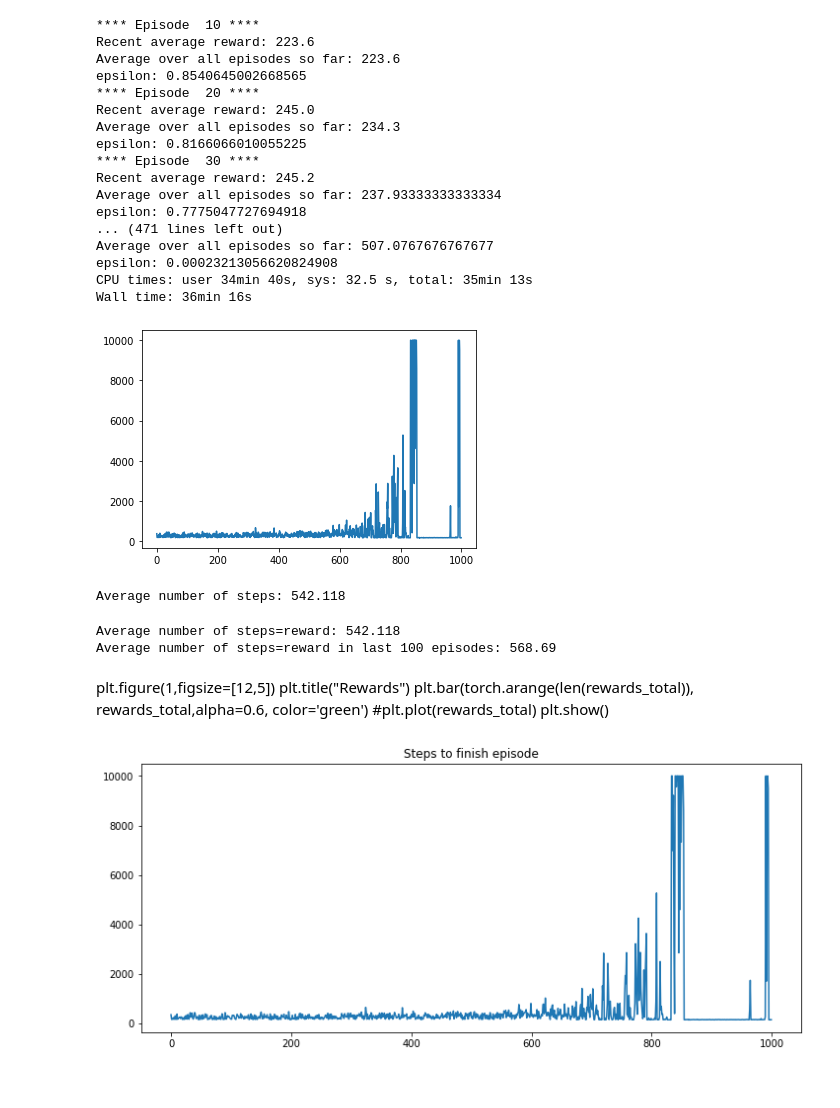
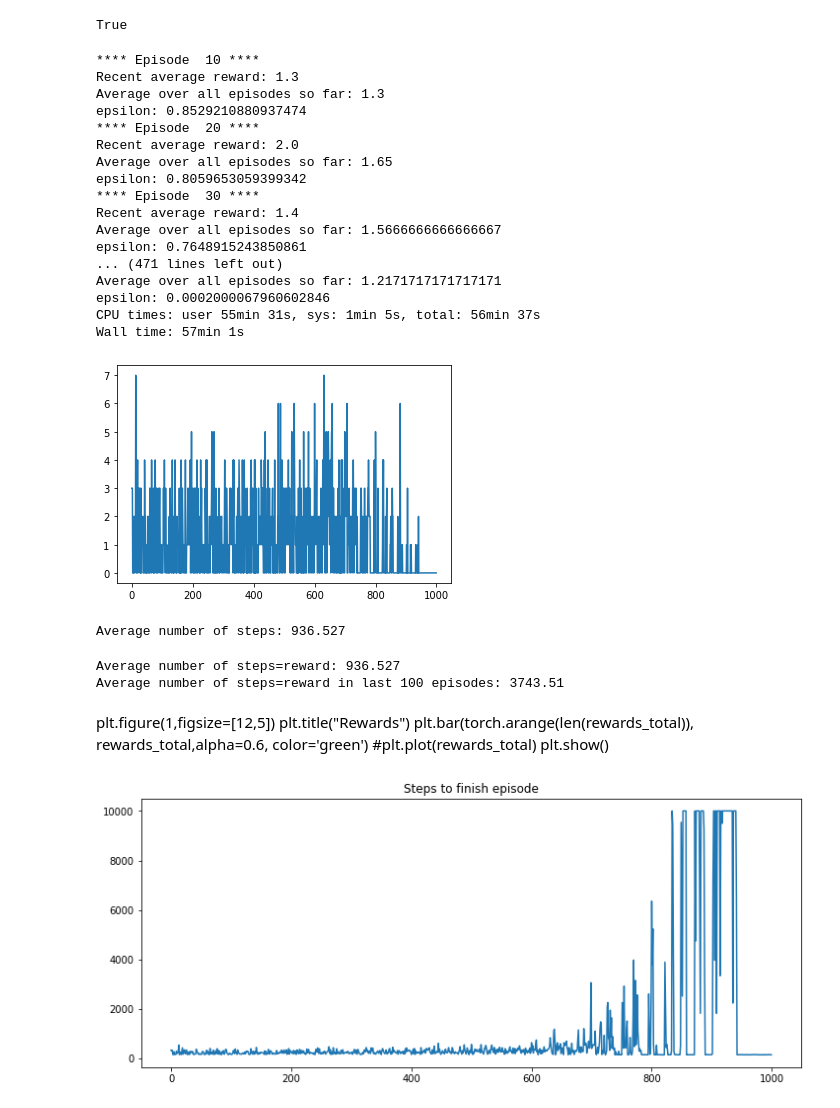
Before and after one commit to wfedorko/RL_sandbox, a Jupyter notebook: notebooks/sandbox11-rl16b-breakoutram-2layer.ipynb, the cells around one changed output. Drawn from its saved outputs; the diff is of its cells as text; code cells hidden in the pictures.

```diff
--- a/notebooks/sandbox11-rl16b-breakoutram-2layer.ipynb
+++ b/notebooks/sandbox11-rl16b-breakoutram-2layer.ipynb
@@ -51,3 +89,7 @@ env = gym.make('Breakout-ram-v0')
+# %%
+env.render()
+# %% [output]
+True
 # %%
 #env = gym.wrappers.Monitor(env, '../mp4/sandbox10',video_callable=lambda episode_id: True,force=True)
 env = gym.wrappers.Monitor(env, '../mp4/breakout',video_callable=lambda episode_id: episode_id%10==0,force=True)
@@ -133,6 +175,8 @@ random.seed(seed_value)
 num_episodes=1000
 
 steps_total=np.full([num_episodes],-999,dtype=np.int32)
+reward_total=np.full([num_episodes],-999,dtype=np.int32)
+
 
 frames_total=0
 
@@ -146,6 +190,7 @@ for i_episode in range(num_episodes):
     state = env.reset()
     #for step in range(100):
     step=0
+    reward_total[i_episode]=0
     while True:
 
         step+=1
@@ -157,6 +202,7 @@ for i_episode in range(num_episodes):
         action=qnet_agent.select_action(state,epsilon)
 
         new_state, reward, done, info = env.step(action)
+        reward_total[i_episode]+=reward
 
         qnet_agent.optimize(state,
                             action,
@@ -170,7 +216,7 @@ for i_episode in range(num_episodes):
             steps_total[i_episode]=step
 
             if i_episode>100:
-                mean_reward_100 = np.sum(steps_total[i_episode-100:i_episode])/100
+                mean_reward_100 = np.sum(reward_total[i_episode-100:i_episode])/100
 
                 if (mean_reward_100 > score_to_solve and solved == False):
                     print("SOLVED! After %i episodes " % i_episode)
@@ -179,11 +225,11 @@ for i_episode in range(num_episodes):
 
             if (i_episode % report_interval == 0 and i_episode>1):
                 print("**** Episode  {} **** ".format(i_episode))
-                recent_avg_reward=np.average(steps_total[i_episode-report_interval:i_episode])
+                recent_avg_reward=np.average(reward_total[i_episode-report_interval:i_episode])
                 print("Recent average reward: {}".format(recent_avg_reward))
                 if i_episode>100:
                     print("Reward over last 100: {}".format(mean_reward_100))
-                full_avg_so_far=np.average(steps_total[:i_episode])
+                full_avg_so_far=np.average(reward_total[:i_episode])
                 print("Average over all episodes so far: {}".format(full_avg_so_far))
                 print("epsilon: {}".format(epsilon))
 
@@ -194,37 +240,37 @@ if solved:
     print("Solved after %i episodes" % solved_after)
 # %% [output]
 **** Episode  10 ****
-Recent average reward: 223.6
-Average over all episodes so far: 223.6
-epsilon: 0.8540645002668565
+Recent average reward: 1.3
+Average over all episodes so far: 1.3
+epsilon: 0.8529210880937474
 **** Episode  20 ****
-Recent average reward: 245.0
-Average over all episodes so far: 234.3
-epsilon: 0.8166066010055225
+Recent average reward: 2.0
+Average over all episodes so far: 1.65
+epsilon: 0.8059653059399342
 **** Episode  30 ****
-Recent average reward: 245.2
-Average over all episodes so far: 237.93333333333334
-epsilon: 0.7775047727694918
+Recent average reward: 1.4
+Average over all episodes so far: 1.5666666666666667
+epsilon: 0.7648915243850861
 ... (471 lines left out)
-Average over all episodes so far: 507.0767676767677
-epsilon: 0.00023213056620824908
-CPU times: user 34min 40s, sys: 32.5 s, total: 35min 13s
-Wall time: 36min 16s
+Average over all episodes so far: 1.2171717171717171
+epsilon: 0.0002000067960602846
+CPU times: user 55min 31s, sys: 1min 5s, total: 56min 37s
+Wall time: 57min 1s
 # %%
-plt.plot(steps_total)
+plt.plot(reward_total)
 plt.show()
 # %% [output]
-[figure, old version]
+[figure, new version]
 # %%
 print("Average number of steps: {}". format(np.average(steps_total)))
 # %% [output]
-Average number of steps: 542.118
+Average number of steps: 936.527
 # %%
 print("Average number of steps=reward: {}". format(np.average(steps_total)))
 print("Average number of steps=reward in last 100 episodes: {}". format(np.average(steps_total[-100:])))
 # %% [output]
-Average number of steps=reward: 542.118
-Average number of steps=reward in last 100 episodes: 568.69
+Average number of steps=reward: 936.527
+Average number of steps=reward in last 100 episodes: 3743.51
 # %% [markdown]
 plt.figure(1,figsize=[12,5])
 plt.title("Rewards")
@@ -237,4 +283,4 @@ plt.title("Steps to finish episode")
 plt.plot(steps_total)
 plt.show()
 # %% [output]
-[figure, old version]
+[figure, new version]
```
Also changed, not shown: parts of 4 cells of this notebook, 36 other files.
